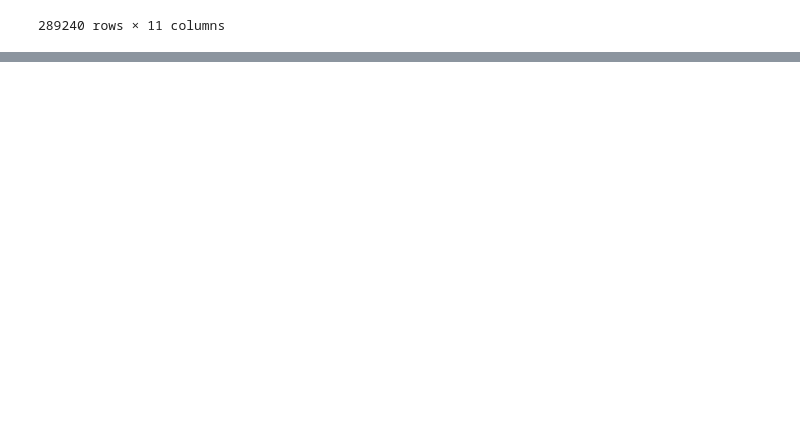
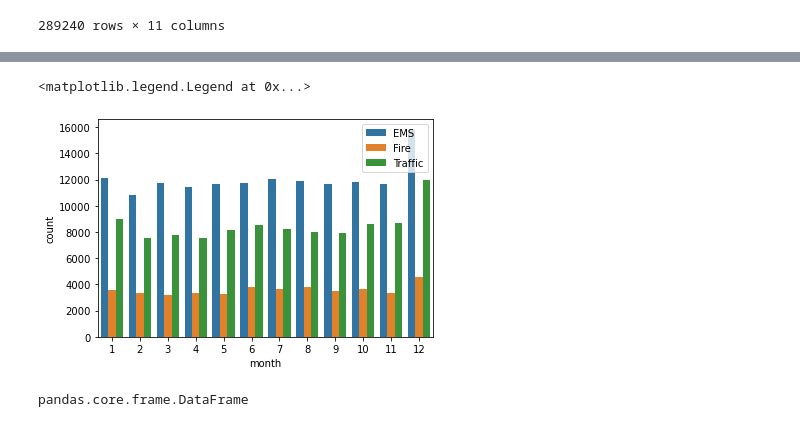
Before and after one commit to HarishSivakumaran/ML_911_Portfolio, a Jupyter notebook: 911_portfolio.ipynb, the cells around one changed output, grey strips where cells are left out. Cells and saved outputs as stored; diff of their text form; code cells hidden in the pictures; blank space fills up the shorter version.

```diff
--- a/911_portfolio.ipynb
+++ b/911_portfolio.ipynb
@@ -237,0 +249,3 @@ df
+# %%
+# conver timestamp from object type to datetime type
+df["timeStamp"] = pd.to_datetime(df["timeStamp"])
@@ -237,0 +273,2 @@ df
+# %%
+df["hour"] = df["timeStamp"].apply(lambda time : time.hour)
@@ -237,0 +295,4 @@ df
+# %%
+df["month"] = df["timeStamp"].apply(lambda time : time.month)
+# %%
+df["DOW"] = df["timeStamp"].apply(lambda time : time.dayofweek)
@@ -237,0 +308,6 @@ df
+# %%
+sns.countplot(x="month",data=df, hue="EmergencyCategory")
+plt.legend(loc="upper right")
+# %% [output]
+<matplotlib.legend.Legend at 0x...>
+[figure, added]
@@ -237,0 +316,4 @@ df
+# %%
+type(byMonth)
+# %% [output]
+pandas.core.frame.DataFrame
```
Also changed, not shown: parts of 13 cells of this notebook.
